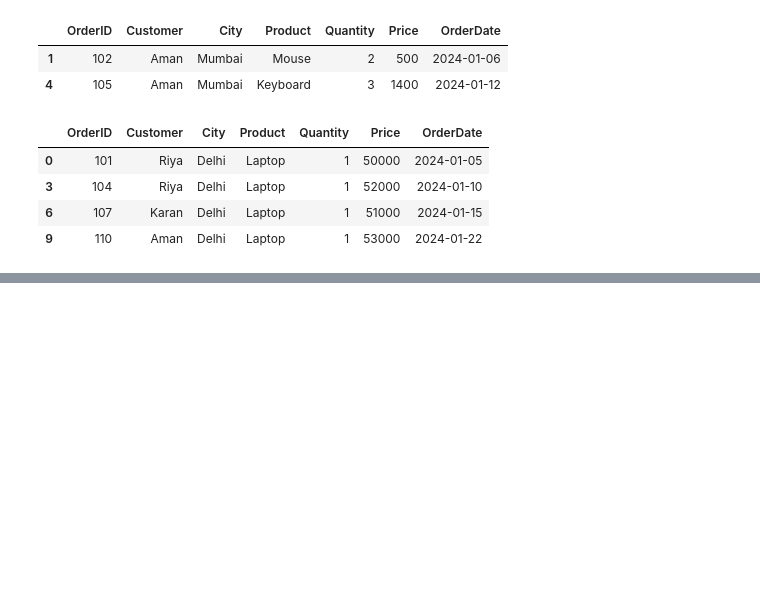
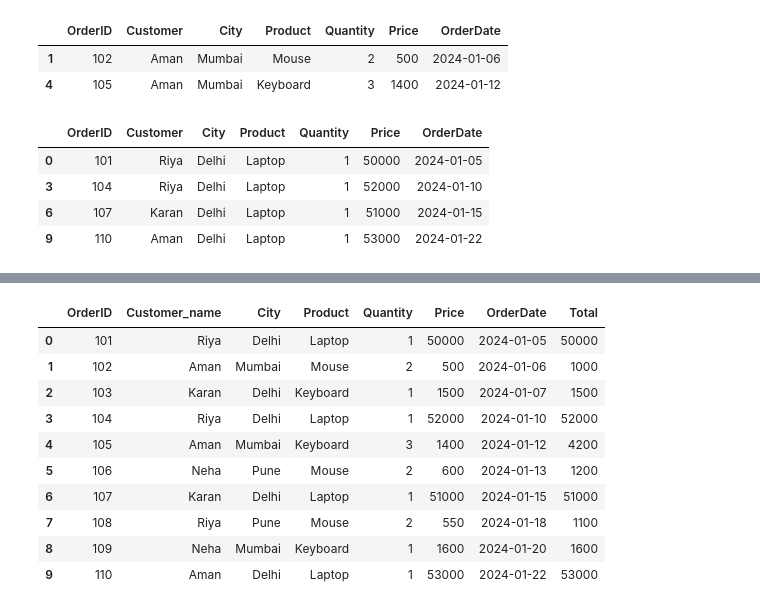
Before and after one commit to mohitainsis/Libraries, a Jupyter notebook: Pandas/practice_p/pract_rev.ipynb, the cells around one changed output, grey strips where cells are left out. Saved outputs shown, nothing was run; the diff lists cells and outputs as text; code cells hidden in the pictures; blank space fills up the shorter version.

```diff
--- a/Pandas/practice_p/pract_rev.ipynb
+++ b/Pandas/practice_p/pract_rev.ipynb
@@ -209,0 +233,16 @@ df[df["Product"]=="Laptop"]
+# %%
+df.rename(columns={"Customer":"Customer_name"},inplace=True)
+# %%
+df
+# %% [output]
+|  | OrderID | Customer_name | City | Product | Quantity | Price | OrderDate | Total |
+| 0 | 101 | Riya | Delhi | Laptop | 1 | 50000 | 2024-01-05 | 50000 |
+| 1 | 102 | Aman | Mumbai | Mouse | 2 | 500 | 2024-01-06 | 1000 |
+| 2 | 103 | Karan | Delhi | Keyboard | 1 | 1500 | 2024-01-07 | 1500 |
+| 3 | 104 | Riya | Delhi | Laptop | 1 | 52000 | 2024-01-10 | 52000 |
+| 4 | 105 | Aman | Mumbai | Keyboard | 3 | 1400 | 2024-01-12 | 4200 |
+| 5 | 106 | Neha | Pune | Mouse | 2 | 600 | 2024-01-13 | 1200 |
+| 6 | 107 | Karan | Delhi | Laptop | 1 | 51000 | 2024-01-15 | 51000 |
+| 7 | 108 | Riya | Pune | Mouse | 2 | 550 | 2024-01-18 | 1100 |
+| 8 | 109 | Neha | Mumbai | Keyboard | 1 | 1600 | 2024-01-20 | 1600 |
+| 9 | 110 | Aman | Delhi | Laptop | 1 | 53000 | 2024-01-22 | 53000 |
```
Also changed, not shown: parts of 14 cells of this notebook, 5 other files.
